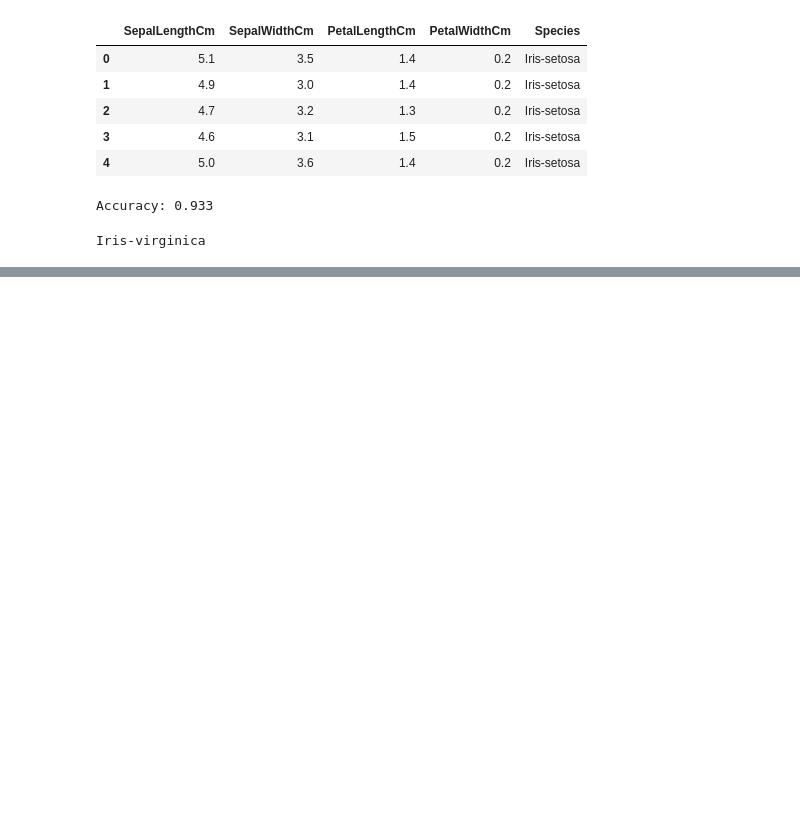
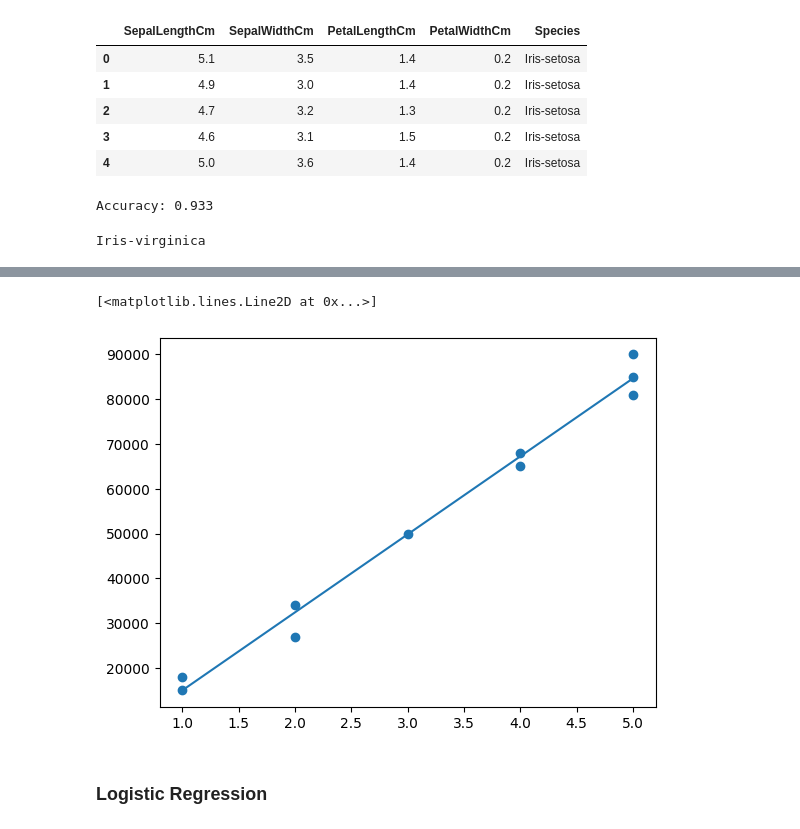
Before and after one commit to Anjasfedo/Dicoding-ML-Pemula, a Jupyter notebook: dicoding_ML_Pemula.ipynb, the cells around one changed output, grey strips where cells are left out. Saved outputs shown, nothing was run; the diff lists cells and outputs as text; code cells hidden in the pictures; blank space fills up the shorter version.

```diff
--- a/dicoding_ML_Pemula.ipynb
+++ b/dicoding_ML_Pemula.ipynb
@@ -198,0 +217,15 @@ export_graphviz(
+# %%
+from sklearn.linear_model import LinearRegression
+
+bedrooms = bedrooms.reshape(-1, 1)
+
+linear_model = LinearRegression()
+linear_model = linear_model.fit(bedrooms, house_prices)
+# %%
+plt.scatter(bedrooms, house_prices)
+plt.plot(bedrooms, linear_model.predict(bedrooms))
+# %% [output]
+[<matplotlib.lines.Line2D at 0x...>]
+[figure, added]
+# %% [markdown]
+### Logistic Regression
```
Also changed, not shown: parts of 14 cells of this notebook.
